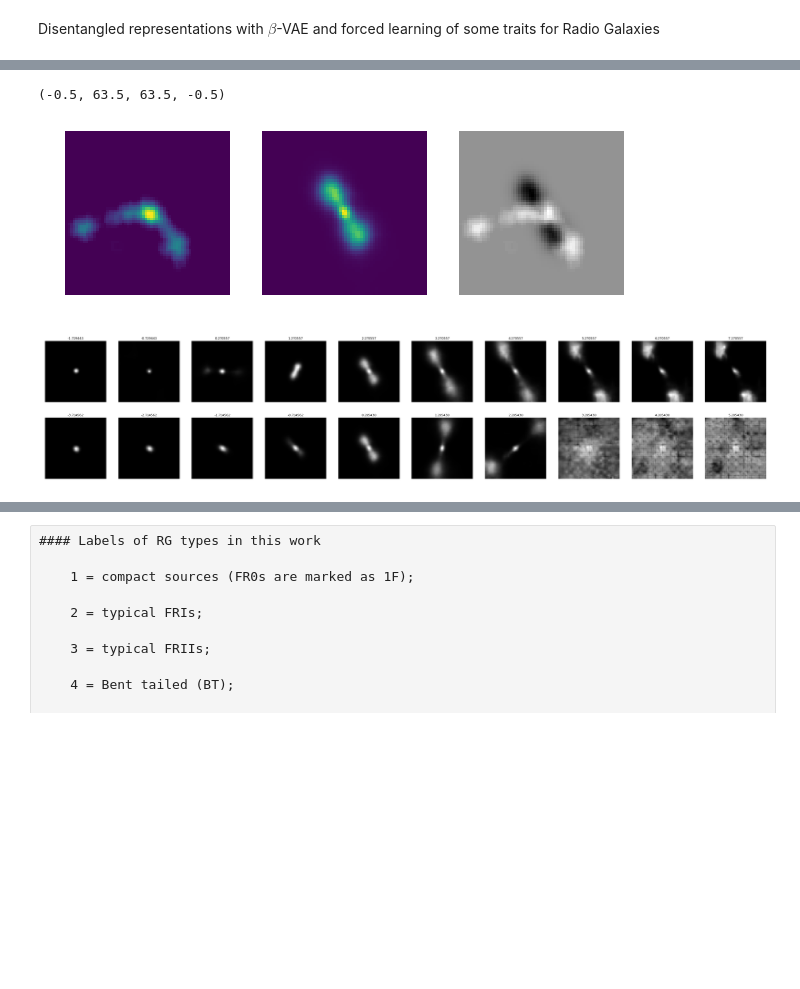
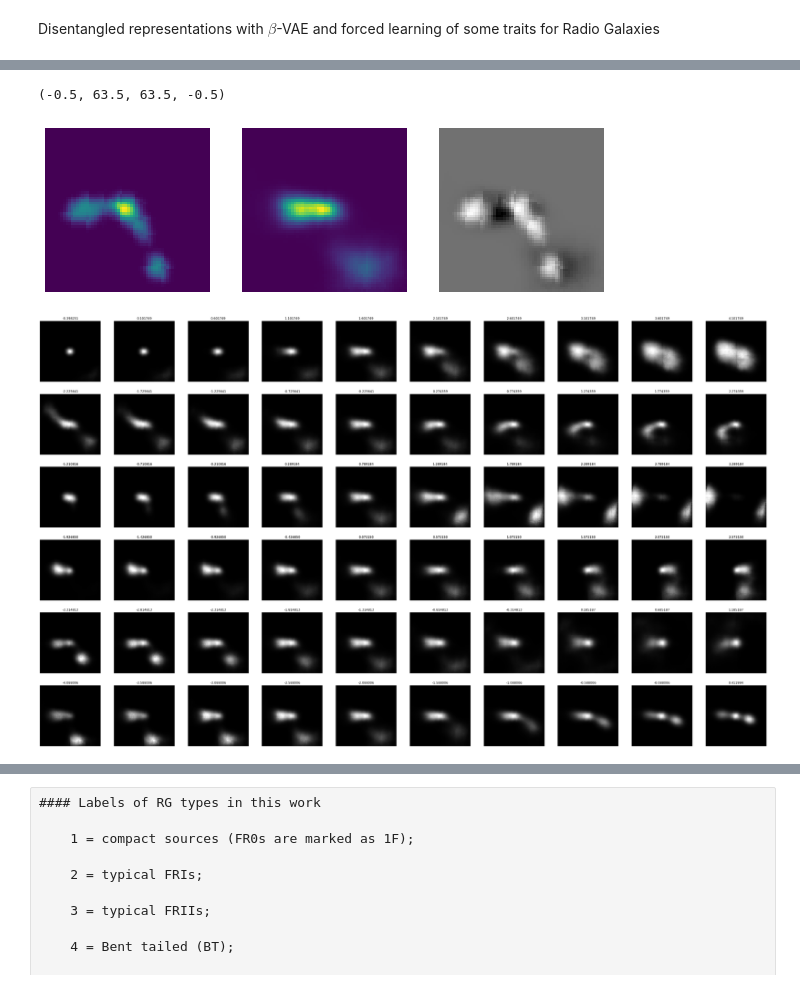
Before and after one commit to nottu/pytorch-autoencoder-tests, a Jupyter notebook: notebooks/B-VAE-Forced.ipynb, the cells around one changed output, grey strips where cells are left out. Saved outputs shown, nothing was run; the diff lists cells and outputs as text; code cells hidden in the pictures; blank space fills up the shorter version.

```diff
--- a/notebooks/B-VAE-Forced.ipynb
+++ b/notebooks/B-VAE-Forced.ipynb
@@ -34,0 +44,9 @@ LRG:    14245/14245
+# %%
+%%time
+data_path = '../data/'
+aug=15
+lrg_data_set   = LRG(use_kittler=True, n_aug=aug, blur=False, catalog_dir=data_path + 'catalog/mrt-table3.txt',
+                                                               file_dir=data_path + 'lrg')
+
+unlrg_data_set = LRG(use_kittler=True, n_aug=aug, blur=False, catalog_dir=data_path + 'catalog/mrt-table4.txt',
+                                                               file_dir=data_path + 'unlrg')
@@ -40,3 +64,19 @@ sample = iter(data_loader_lrg).next()
+# %%
+data_path = '../data/'
+
+lrg_images   = np.load(data_path+'proc_aligned2/lrg_norm_proc.npy', allow_pickle=True)
+unlrg_images = np.load(data_path+'proc_aligned2/unlrg_norm_proc.npy', allow_pickle=True)
+
+aug=15
+
+my_lrg_dataset  = BasicDataset(lrg_images, lrg_data_set.labels, n_aug=10) #
+my_unlrg_dataset  = BasicDataset(unlrg_images, unlrg_data_set.labels, n_aug=aug)
+
+batch_size = 128
+data_loader_lrg   = data.DataLoader(my_lrg_dataset,   batch_size=batch_size, shuffle=False)
+data_loader_unlrg = data.DataLoader(my_unlrg_dataset, batch_size=batch_size, shuffle=True)
+
+sample = iter(data_loader_lrg).next()
 # %%
 #Simple Variational Auto Encoder
 class VAE(nn.Module):
@@ -68,9 +108,12 @@ class VAE(nn.Module):
         return self.fc_mu(encoded), self.fc_ep(encoded)
 
     def reparameterize(self, mu, logvar):
-        std = torch.exp(0.5*logvar)
-        eps = torch.randn_like(std)
-        return mu + eps*std
+        if self.training :
+            std = torch.exp(0.5*logvar)
+            eps = torch.randn_like(std)
+            return mu + eps*std
+        else :
+            return mu
 
     def decode(self, x):
         x = F.relu(self.fc_dc(x)).view(-1, self.k[-1], 2, 2)
@@ -162,6 +206,10 @@ def test_step(model, device, data_loader, optim, epoch, log_interval=5):
     return loss
 # %%
 device = 'cuda'
-lt_dim = 2
+lt_dim = 6
 vae = VAE(lt_dim=lt_dim).to(device)
-optimizer = Adam(vae.parameters(), lr=0.001, weight_decay=1E-5)
+optimizer = Adam(vae.parameters(), lr=0.0005, weight_decay=1E-5)
+
+lambda_lr = lambda epoch : np.power(0.75, epoch / 5)
+scheduler = LambdaLR(optimizer, lr_lambda= lambda_lr)
+# sys.stdout.write('{}   Test Loss : {:4.4f}   Time : {:.2f}   LR: {:.2f} s\n'.format(s, loss, t, scheduler.get_lr()[0]))
@@ -214,24 +269,24 @@ ax[1].axis('off')
 ax[2].axis('off')
 # %% [output]
 (-0.5, 63.5, 63.5, -0.5)
-[figure, old version]
+[figure, new version]
 # %%
 r = 10
 nimg = r * lt_dim
-k = 1
+k = .5
 m = 1
 f, ax = plt.subplots(int(nimg/r), r, figsize=(r * 5, nimg * 5 / r))
 for i in range(int(nimg/r)):
     for j in range(r):
         with torch.no_grad():
             e = vae.encode(s.to(device))[0]
             v = e[0][i]
             nv = -4*k + v + k*j
             e[0][i] = nv
             d = vae.decode(e).cpu()[0][0]
         ax[i][j].imshow(d, cmap='gray')
         ax[i][j].axis('off')
         ax[i][j].set_title('{:2f}'.format(nv))
 # %% [output]
-[figure, old version]
+[figure, new version]
 # %%
```
Also changed, not shown: parts of 14 cells of this notebook, 37 other files.
